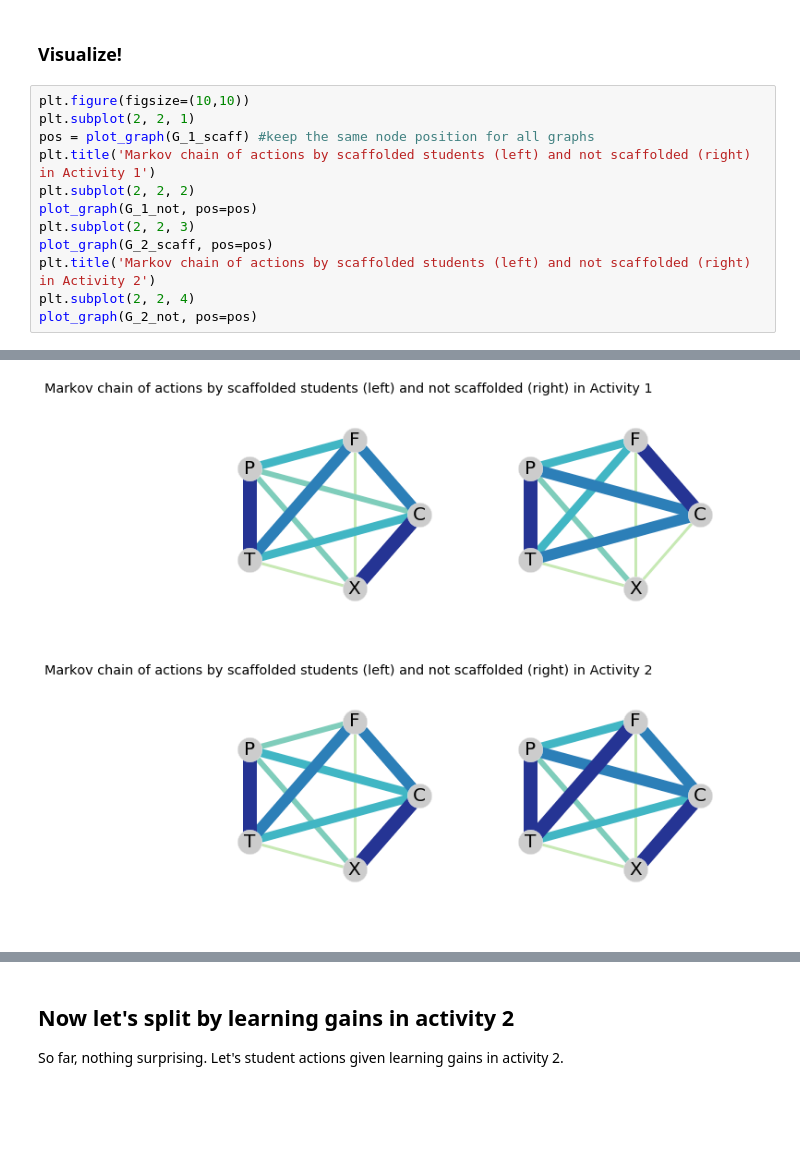
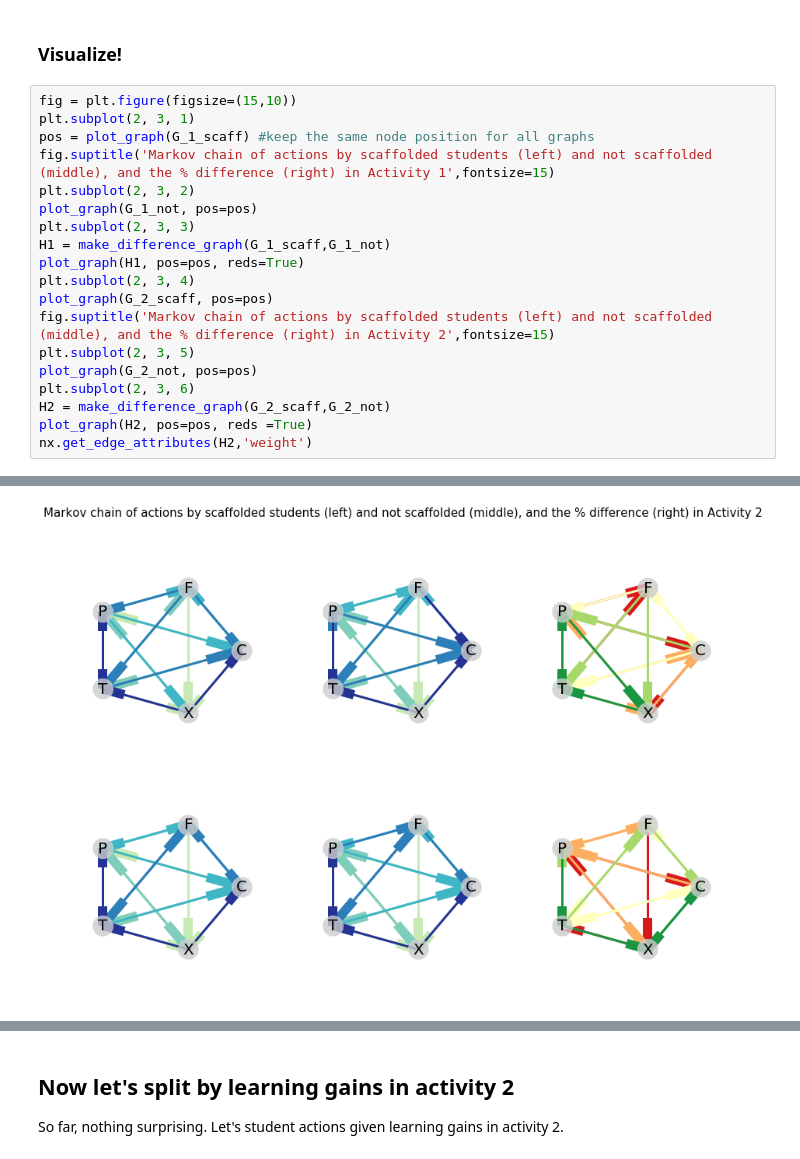
Before and after one commit to sperez8/Phet-log-analyzer, a Jupyter notebook: cck/markov_chain_analysis.py.ipynb, the cells around one changed output, grey strips where cells are left out. Drawn from its saved outputs; the diff is of its cells as text; blank space fills up the shorter version.

Commit message:
Changed plotting style of graphs

```diff
--- a/cck/markov_chain_analysis.py.ipynb
+++ b/cck/markov_chain_analysis.py.ipynb
@@ -105,15 +174,22 @@ G_2_not = make_graph_from_chain(chain_probs2_not)
 # %% [markdown]
 ### Visualize!
 # %%
-plt.figure(figsize=(10,10))
-plt.subplot(2, 2, 1)
+fig = plt.figure(figsize=(15,10))
+plt.subplot(2, 3, 1)
 pos = plot_graph(G_1_scaff) #keep the same node position for all graphs
-plt.title('Markov chain of actions by scaffolded students (left) and not scaffolded (right) in Activity 1')
-plt.subplot(2, 2, 2)
+fig.suptitle('Markov chain of actions by scaffolded students (left) and not scaffolded (middle), and the % difference (right) in Activity 1',fontsize=15)
+plt.subplot(2, 3, 2)
 plot_graph(G_1_not, pos=pos)
-plt.subplot(2, 2, 3)
+plt.subplot(2, 3, 3)
+H1 = make_difference_graph(G_1_scaff,G_1_not)
+plot_graph(H1, pos=pos, reds=True)
+plt.subplot(2, 3, 4)
 plot_graph(G_2_scaff, pos=pos)
-plt.title('Markov chain of actions by scaffolded students (left) and not scaffolded (right) in Activity 2')
-plt.subplot(2, 2, 4)
+fig.suptitle('Markov chain of actions by scaffolded students (left) and not scaffolded (middle), and the % difference (right) in Activity 2',fontsize=15)
+plt.subplot(2, 3, 5)
 plot_graph(G_2_not, pos=pos)
+plt.subplot(2, 3, 6)
+H2 = make_difference_graph(G_2_scaff,G_2_not)
+plot_graph(H2, pos=pos, reds =True)
+nx.get_edge_attributes(H2,'weight')
 # %% [output]
@@ -125 +233 @@ plot_graph(G_2_not, pos=pos)
-[figure, old version]
+[figure, new version]
```
Also changed, not shown: parts of 7 cells of this notebook.
